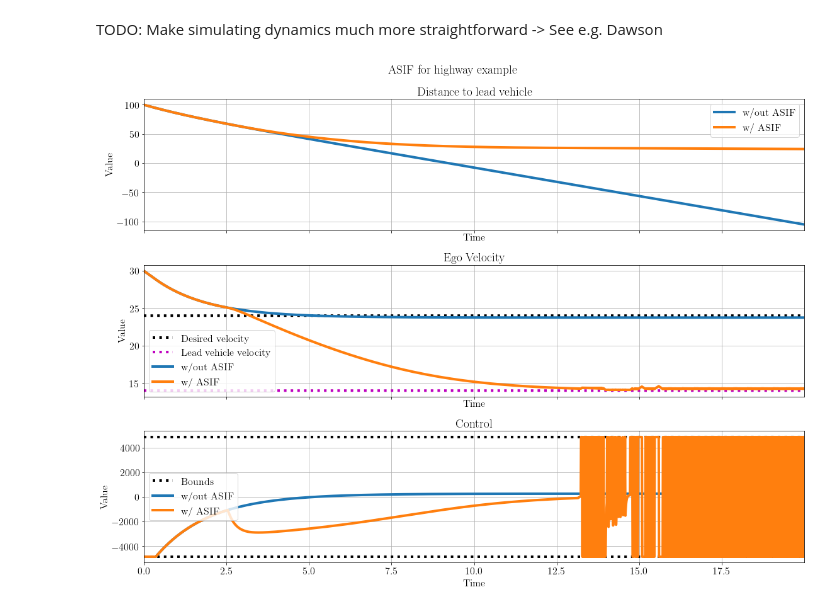
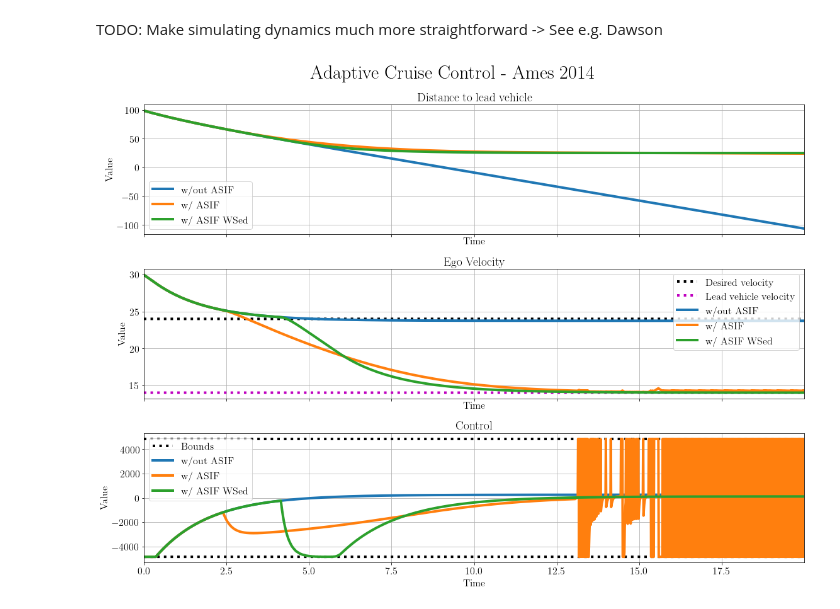
Before and after one commit to UCSD-SASLab/refineCBF, a Jupyter notebook: examples/acc.ipynb, the cells around one changed output. Drawn from its saved outputs; the diff is of its cells as text; code cells hidden in the pictures.

```diff
--- a/examples/acc.ipynb
+++ b/examples/acc.ipynb
@@ -96,7 +100,7 @@ high_bound = jnp.array([1e3, 40., 100.])
 nbr_pts = (51, 101, 101)
 grid = hj.Grid.from_lattice_parameters_and_boundary_conditions(hj.sets.Box(low_bound, high_bound), nbr_pts)
 
-acc_tabular_cbf = cbf_hjr.TabularCBF(acc, grid)
+acc_tabular_cbf = cbf_hjr.TabularControlAffineCBF(acc, grid=grid)
 # %%
 acc_tabular_cbf.tabularize_cbf(acc_cbf)
 # %%
@@ -125,4 +129,6 @@ time = 0.
 target_time = -20.0
 times = jnp.linspace(time, target_time, 101)
 target_values = hj.solve(solver_settings, dyn_reachability, grid, times, init_value)
+# %%
+acc_tabular_cbf.vf_table = np.array(target_values[-1])
 # %%
@@ -204,19 +210,22 @@ vd = 24
 alpha = lambda x: 5 * x
 nominal_policy = lambda x, t: np.atleast_1d(np.clip(-1000 * (x[1] - vd), umin, umax))
 acc_asif = asif.ControlAffineASIF(acc, acc_cbf, alpha=alpha, nominal_policy=nominal_policy)
+acc_asif_ws = asif.ControlAffineASIF(acc, acc_tabular_cbf, alpha=alpha, nominal_policy=nominal_policy)
 # %% [markdown]
 TODO: Make simulating dynamics much more straightforward -> See e.g. Dawson
 # %%
-x0 = np.array([0, 30, 100])
+x0 = np.array([0, 30, 99])
 states = [x0]
 control = []
 control_filt = []
-control_filt_gen = []
+control_filt_ws = []
 x_filt = x0
 betas = []
 states_filt = [x0]
-x_filt_gen = x0
-states_filt_gen = [x0]
+x_filt_ws = x0
+states_filt_ws = [x0]
+vf_filt = [acc_cbf.vf(x0)]
+vf_filt_ws = [acc_tabular_cbf.vf(x0, 0.)]
 
 ts = np.arange(0, 20, params['dt'])
 
@@ -232,41 +241,54 @@ for t in ts:
 
     x_filt = np.array(acc.step(x_filt, input_mod))
     states_filt.append(x_filt)
+    vf_filt.append(acc_cbf.vf(x_filt))
     control_filt.append(input_mod)
+
+for t in ts:
+    input_mod_ws = np.atleast_1d(np.clip(acc_asif_ws(x_filt_ws), umin, umax))
+
+    x_filt_ws = np.array(acc.step(x_filt_ws, input_mod_ws))
+    states_filt_ws.append(x_filt_ws)
+    vf_filt_ws.append(acc_tabular_cbf.vf(x_filt_ws, t))
+    control_filt_ws.append(input_mod_ws)
 # %%
 states = np.array(states)
 states_filt = np.array(states_filt)
-states_filt_gen = np.array(states_filt_gen)
+states_filt_ws = np.array(states_filt_ws)
 
 ts = np.arange(0, 20, params['dt'])
 fig, ax = plt.subplots(3, 1, sharex=True, figsize=(16, 12))
-plt.rcParams['font.size'] = '16'
-plt.rcParams['lines.linewidth'] = 4
 fig.suptitle("ASIF for highway example")
 ax[0].set_title("Distance to lead vehicle")
 ax[0].plot(ts[:states.shape[0]-1], states[1:,2], label='w/out ASIF')
 ax[0].plot(ts[:states_filt.shape[0]-1], states_filt[1:,2], label='w/ ASIF')
+ax[0].plot(ts[:states_filt_ws.shape[0]-1], states_filt_ws[1:,2], label='w/ ASIF WSed')
 
 ax[0].legend()
 ax[1].set_title("Ego Velocity")
 ax[1].plot(ts, vd * np.ones_like(ts), ':k', label='Desired velocity')
 ax[1].plot(ts, params['v0'] * np.ones_like(ts), ':m', label='Lead vehicle velocity')
 ax[1].plot(ts[:states.shape[0]-1], states[1:,1], label='w/out ASIF')
 ax[1].plot(ts[:states_filt.shape[0]-1], states_filt[1:,1], label='w/ ASIF')
+ax[1].plot(ts[:states_filt_ws.shape[0]-1], states_filt_ws[1:,1], label='w/ ASIF WSed')
 
 ax[1].legend()
 ax[2].set_title("Control")
 ax[2].plot(ts, np.ones_like(ts) * umax, ':k', label='Bounds')
 ax[2].plot(ts, np.ones_like(ts) * umin, ':k', label='__nolegend__')
 ax[2].plot(ts[:len(control)], control, label='w/out ASIF')
 ax[2].plot(ts[:len(control_filt)], control_filt, label='w/ ASIF')
+ax[2].plot(ts[:len(control_filt_ws)], control_filt_ws, label='w/ ASIF WSed')
+ax[2].legend()
 
-ax[2].legend()
 for axi in ax:
     axi.grid()
     axi.set_xlabel("Time")
     axi.set_ylabel("Value")
     axi.set_xlim([ts[0], ts[-1]])
+
+fig.suptitle("Adaptive Cruise Control - Ames 2014", fontsize=30)
+
 fig.tight_layout()
 # %% [output]
-[figure, old version]
+[figure, new version]
```
Also changed, not shown: parts of 6 cells of this notebook.
